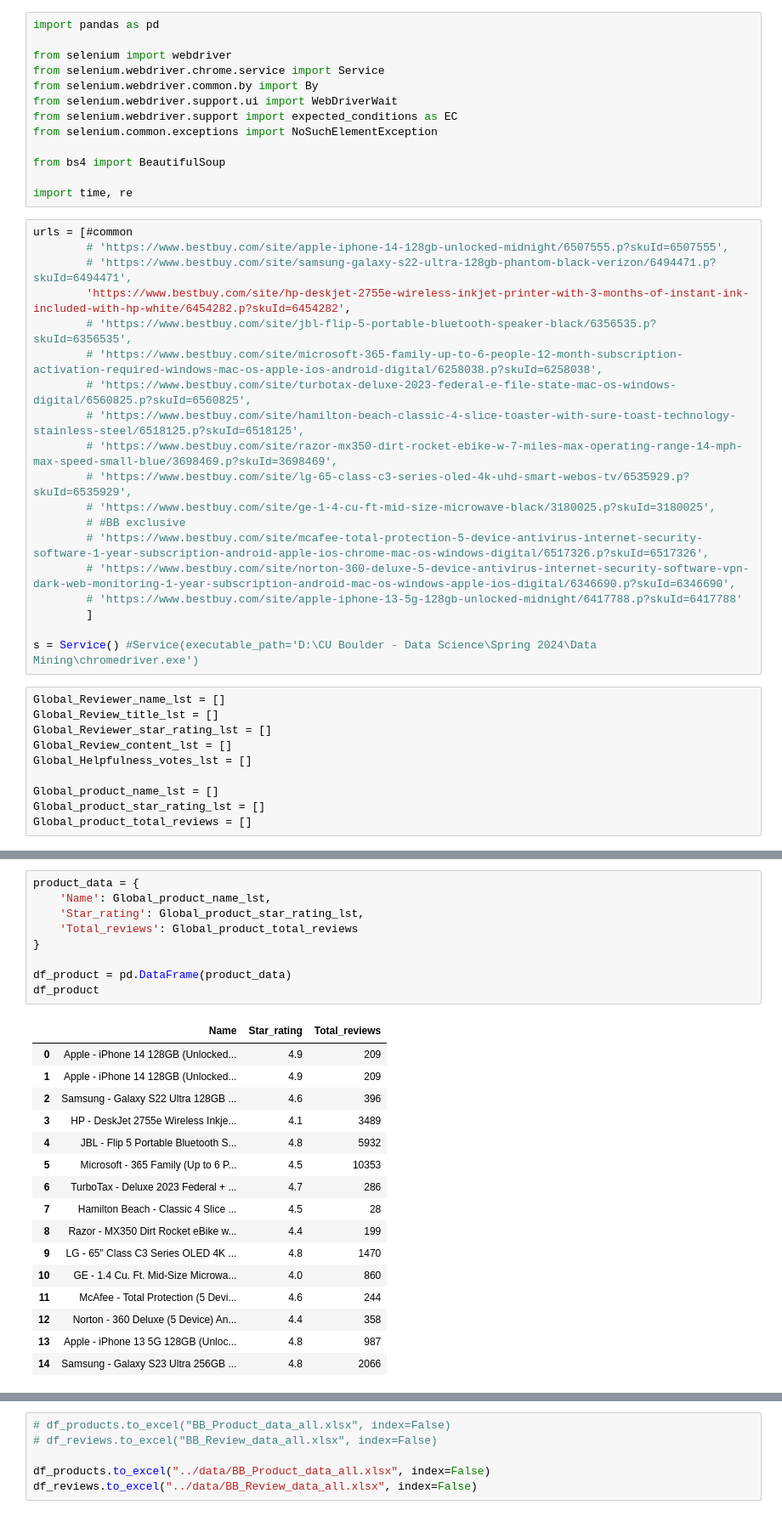
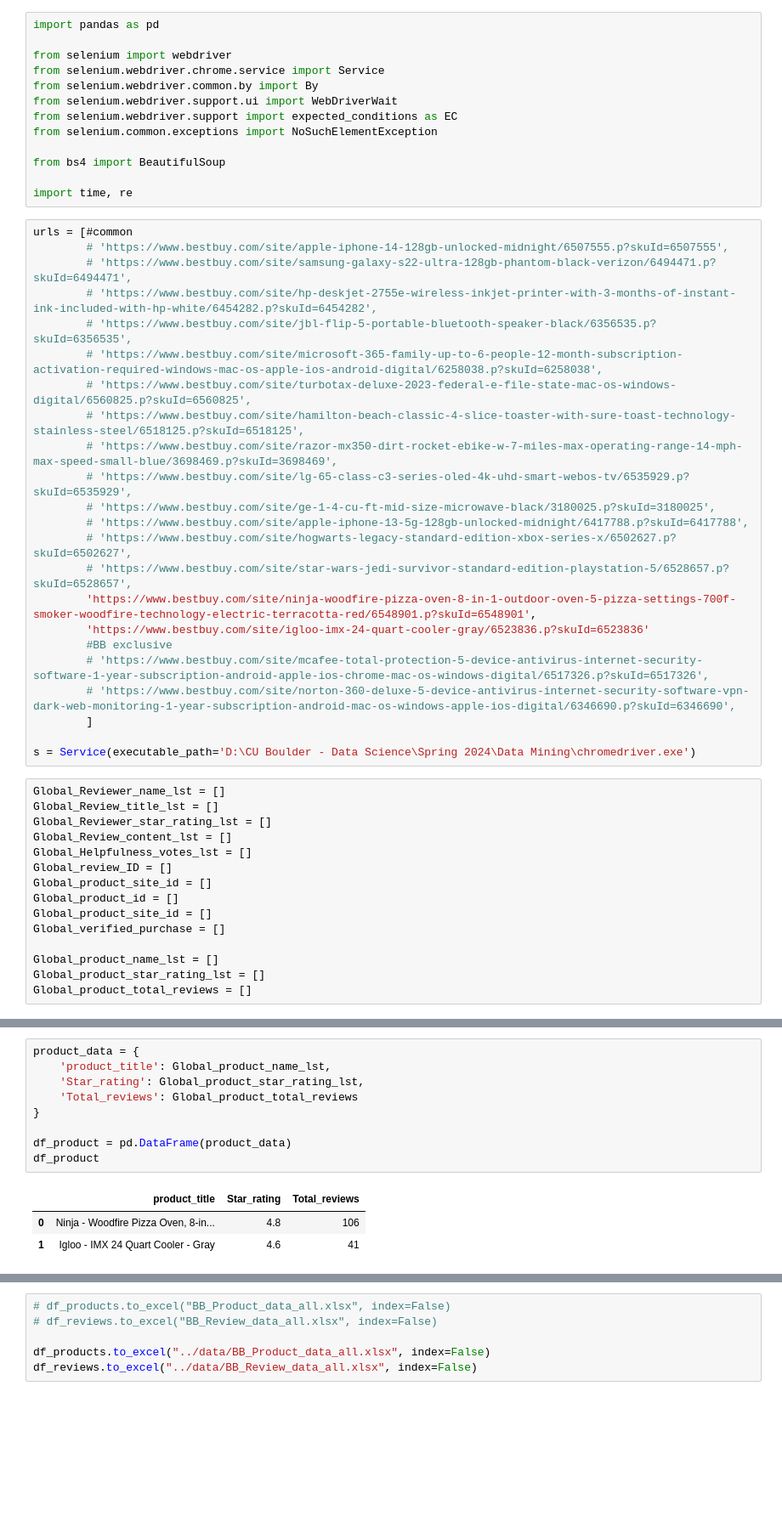
Before and after one commit to aneeshkhole/Perceived-Usefulness-of-online-customer-reviews, a Jupyter notebook: src/Bestbuy_parsing_test.ipynb, the cells around one changed output, grey strips where cells are left out. Shown: that part at 85% size. Cells and saved outputs as stored; diff of their text form; blank space fills up the shorter version.

```diff
--- a/src/Bestbuy_parsing_test.ipynb
+++ b/src/Bestbuy_parsing_test.ipynb
@@ -17,7 +17,7 @@ import time, re
 urls = [#common
         # 'https://www.bestbuy.com/site/apple-iphone-14-128gb-unlocked-midnight/6507555.p?skuId=6507555',
         # 'https://www.bestbuy.com/site/samsung-galaxy-s22-ultra-128gb-phantom-black-verizon/6494471.p?skuId=6494471',
-        'https://www.bestbuy.com/site/hp-deskjet-2755e-wireless-inkjet-printer-with-3-months-of-instant-ink-included-with-hp-white/6454282.p?skuId=6454282',
+        # 'https://www.bestbuy.com/site/hp-deskjet-2755e-wireless-inkjet-printer-with-3-months-of-instant-ink-included-with-hp-white/6454282.p?skuId=6454282',
         # 'https://www.bestbuy.com/site/jbl-flip-5-portable-bluetooth-speaker-black/6356535.p?skuId=6356535',
         # 'https://www.bestbuy.com/site/microsoft-365-family-up-to-6-people-12-month-subscription-activation-required-windows-mac-os-apple-ios-android-digital/6258038.p?skuId=6258038',
         # 'https://www.bestbuy.com/site/turbotax-deluxe-2023-federal-e-file-state-mac-os-windows-digital/6560825.p?skuId=6560825',
@@ -25,19 +25,28 @@ urls = [#common
         # 'https://www.bestbuy.com/site/razor-mx350-dirt-rocket-ebike-w-7-miles-max-operating-range-14-mph-max-speed-small-blue/3698469.p?skuId=3698469',
         # 'https://www.bestbuy.com/site/lg-65-class-c3-series-oled-4k-uhd-smart-webos-tv/6535929.p?skuId=6535929',
         # 'https://www.bestbuy.com/site/ge-1-4-cu-ft-mid-size-microwave-black/3180025.p?skuId=3180025',
-        # #BB exclusive
+        # 'https://www.bestbuy.com/site/apple-iphone-13-5g-128gb-unlocked-midnight/6417788.p?skuId=6417788',
+        # 'https://www.bestbuy.com/site/hogwarts-legacy-standard-edition-xbox-series-x/6502627.p?skuId=6502627',
+        # 'https://www.bestbuy.com/site/star-wars-jedi-survivor-standard-edition-playstation-5/6528657.p?skuId=6528657',
+        'https://www.bestbuy.com/site/ninja-woodfire-pizza-oven-8-in-1-outdoor-oven-5-pizza-settings-700f-smoker-woodfire-technology-electric-terracotta-red/6548901.p?skuId=6548901',
+        'https://www.bestbuy.com/site/igloo-imx-24-quart-cooler-gray/6523836.p?skuId=6523836'
+        #BB exclusive
         # 'https://www.bestbuy.com/site/mcafee-total-protection-5-device-antivirus-internet-security-software-1-year-subscription-android-apple-ios-chrome-mac-os-windows-digital/6517326.p?skuId=6517326',
         # 'https://www.bestbuy.com/site/norton-360-deluxe-5-device-antivirus-internet-security-software-vpn-dark-web-monitoring-1-year-subscription-android-mac-os-windows-apple-ios-digital/6346690.p?skuId=6346690',
-        # 'https://www.bestbuy.com/site/apple-iphone-13-5g-128gb-unlocked-midnight/6417788.p?skuId=6417788'
         ]
 
-s = Service() #Service(executable_path='D:\CU Boulder - Data Science\Spring 2024\Data Mining\chromedriver.exe')
+s = Service(executable_path='D:\CU Boulder - Data Science\Spring 2024\Data Mining\chromedriver.exe')
 # %%
 Global_Reviewer_name_lst = []
 Global_Review_title_lst = []
 Global_Reviewer_star_rating_lst = []
 Global_Review_content_lst = []
 Global_Helpfulness_votes_lst = []
+Global_review_ID = []
+Global_product_site_id = []
+Global_product_id = []
+Global_product_site_id = []
+Global_verified_purchase = []
 
 Global_product_name_lst = []
 Global_product_star_rating_lst = []
@@ -137,29 +157,16 @@ len(pd.DataFrame(pat_review_content)['reviewer_name'])
 # %%
 product_data = {
-    'Name': Global_product_name_lst,
+    'product_title': Global_product_name_lst,
     'Star_rating': Global_product_star_rating_lst,
     'Total_reviews': Global_product_total_reviews
 }
 
 df_product = pd.DataFrame(product_data)
 df_product
 # %% [output]
-|  | Name | Star_rating | Total_reviews |
-| 0 | Apple - iPhone 14 128GB (Unlocked... | 4.9 | 209 |
-| 1 | Apple - iPhone 14 128GB (Unlocked... | 4.9 | 209 |
-| 2 | Samsung - Galaxy S22 Ultra 128GB ... | 4.6 | 396 |
-| 3 | HP - DeskJet 2755e Wireless Inkje... | 4.1 | 3489 |
-| 4 | JBL - Flip 5 Portable Bluetooth S... | 4.8 | 5932 |
-| 5 | Microsoft - 365 Family (Up to 6 P... | 4.5 | 10353 |
-| 6 | TurboTax - Deluxe 2023 Federal + ... | 4.7 | 286 |
-| 7 | Hamilton Beach - Classic 4 Slice ... | 4.5 | 28 |
-| 8 | Razor - MX350 Dirt Rocket eBike w... | 4.4 | 199 |
-| 9 | LG - 65" Class C3 Series OLED 4K ... | 4.8 | 1470 |
-| 10 | GE - 1.4 Cu. Ft. Mid-Size Microwa... | 4.0 | 860 |
-| 11 | McAfee - Total Protection (5 Devi... | 4.6 | 244 |
-| 12 | Norton - 360 Deluxe (5 Device) An... | 4.4 | 358 |
-| 13 | Apple - iPhone 13 5G 128GB (Unloc... | 4.8 | 987 |
-| 14 | Samsung - Galaxy S23 Ultra 256GB ... | 4.8 | 2066 |
+|  | product_title | Star_rating | Total_reviews |
+| 0 | Ninja - Woodfire Pizza Oven, 8-in... | 4.8 | 106 |
+| 1 | Igloo - IMX 24 Quart Cooler - Gray | 4.6 | 41 |
 # %%
 df_product_without_duplicates = df_product.drop_duplicates()
 
```
Also changed, not shown: parts of 12 cells of this notebook, 3 other files.
